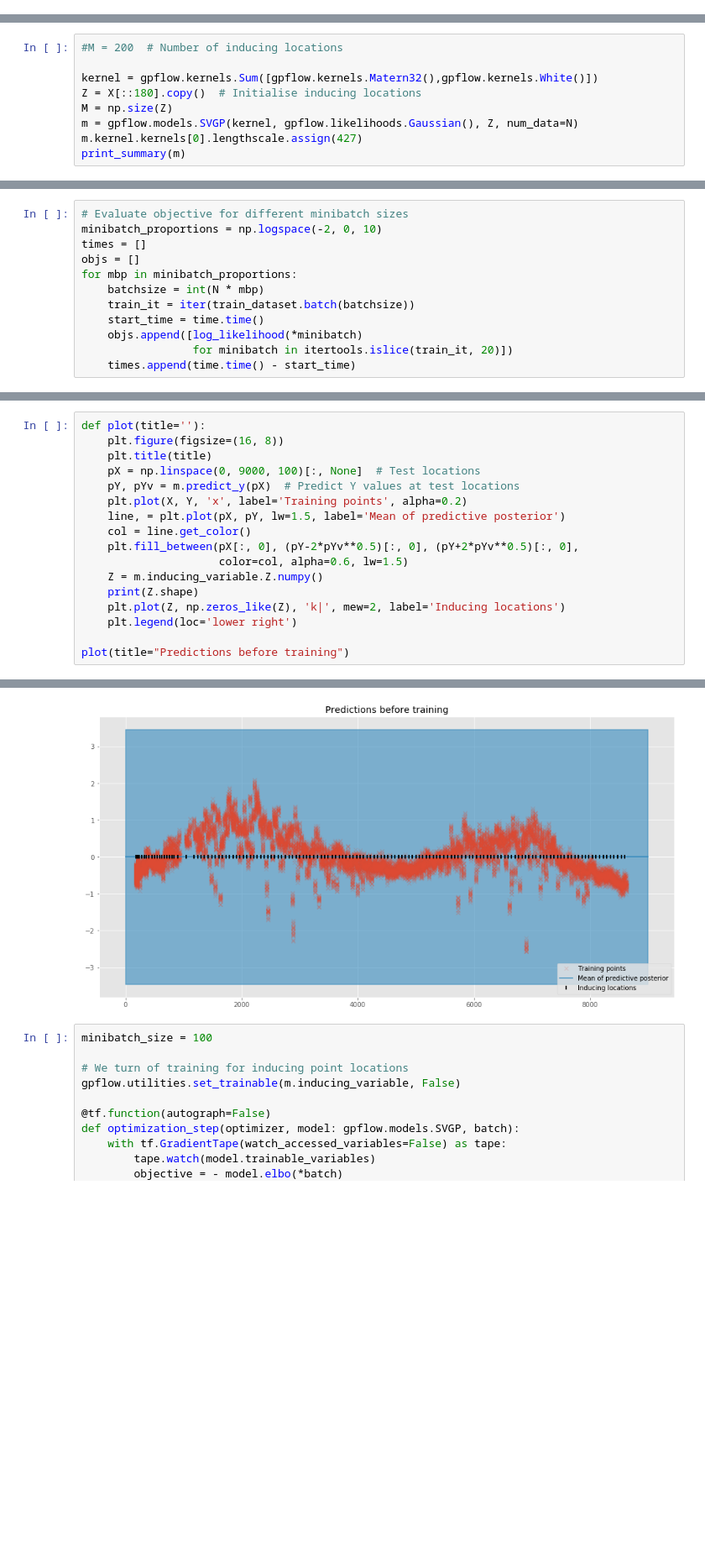
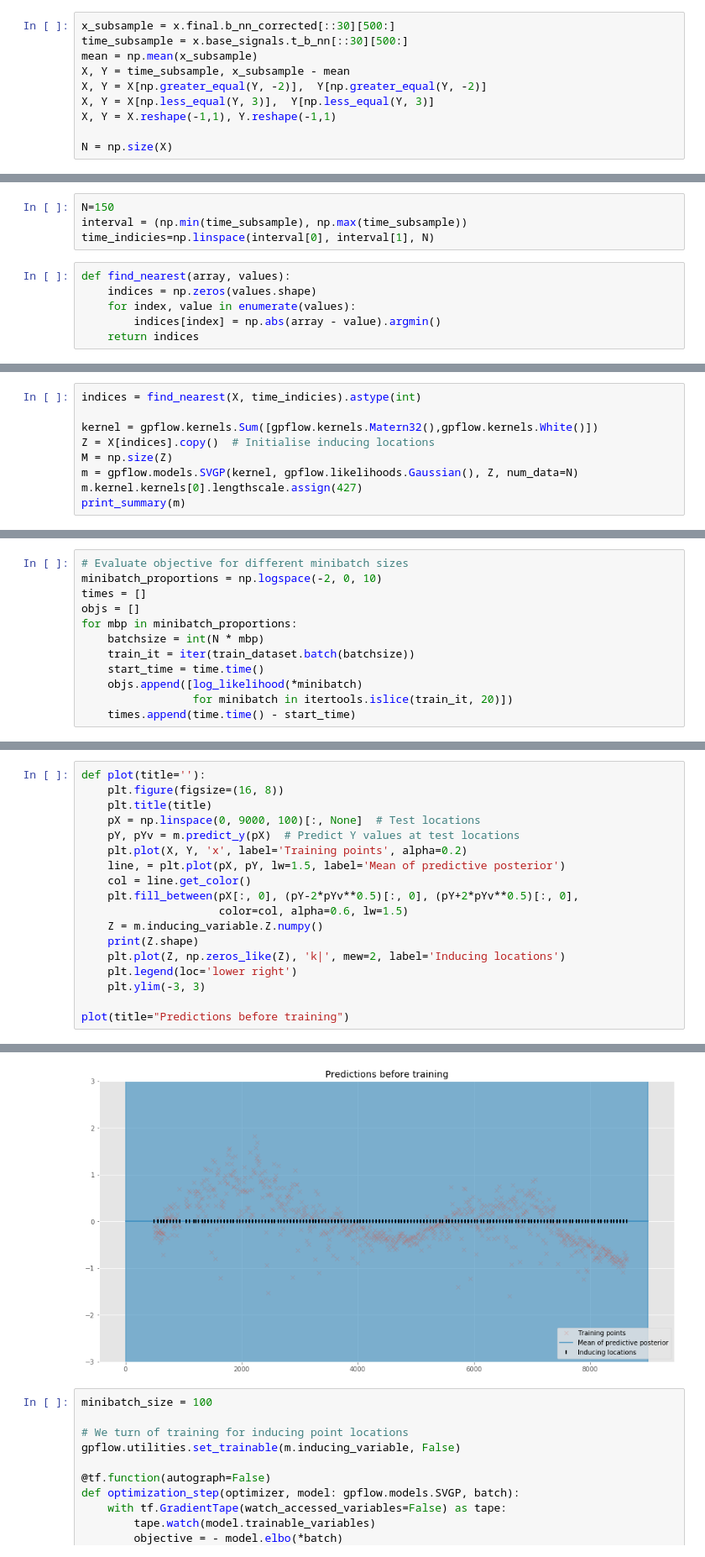
Before and after one commit to roksikonja/dslab_virgo_tsi, a Jupyter notebook: GPforLargeScale.ipynb, the cells around one changed output, grey strips where cells are left out. Shown at 84% size. Cells and saved outputs as stored; diff of their text form; blank space fills up the shorter version.

```diff
--- a/GPforLargeScale.ipynb
+++ b/GPforLargeScale.ipynb
@@ -35,0 +24,10 @@ N
+# %%
+x_subsample = x.final.b_nn_corrected[::30][500:]
+time_subsample = x.base_signals.t_b_nn[::30][500:]
+mean = np.mean(x_subsample)
+X, Y = time_subsample, x_subsample - mean
+X, Y = X[np.greater_equal(Y, -2)],  Y[np.greater_equal(Y, -2)]
+X, Y = X[np.less_equal(Y, 3)],  Y[np.less_equal(Y, 3)]
+X, Y = X.reshape(-1,1), Y.reshape(-1,1)
+
+N = np.size(X)
@@ -46,0 +45,10 @@ X[::180].shape
+# %%
+N=150
+interval = (np.min(time_subsample), np.max(time_subsample))
+time_indicies=np.linspace(interval[0], interval[1], N)
+# %%
+def find_nearest(array, values):
+    indices = np.zeros(values.shape)
+    for index, value in enumerate(values):
+        indices[index] = np.abs(array - value).argmin()
+    return indices
@@ -47,8 +59,8 @@ X[::180].shape
 # %%
-#M = 200  # Number of inducing locations
+indices = find_nearest(X, time_indicies).astype(int)
 
 kernel = gpflow.kernels.Sum([gpflow.kernels.Matern32(),gpflow.kernels.White()])
-Z = X[::180].copy()  # Initialise inducing locations
+Z = X[indices].copy()  # Initialise inducing locations
 M = np.size(Z)
 m = gpflow.models.SVGP(kernel, gpflow.likelihoods.Gaussian(), Z, num_data=N)
 m.kernel.kernels[0].lengthscale.assign(427)
@@ -138,6 +150,7 @@ def plot(title=''):
     print(Z.shape)
     plt.plot(Z, np.zeros_like(Z), 'k|', mew=2, label='Inducing locations')
     plt.legend(loc='lower right')
+    plt.ylim(-3, 3)
 
 plot(title="Predictions before training")
 # %% [output]
@@ -145,4 +158,4 @@ plot(title="Predictions before training")
-[figure, old version]
+[figure, new version]
 # %%
 minibatch_size = 100
 
```
Also changed, not shown: parts of 28 cells of this notebook.
